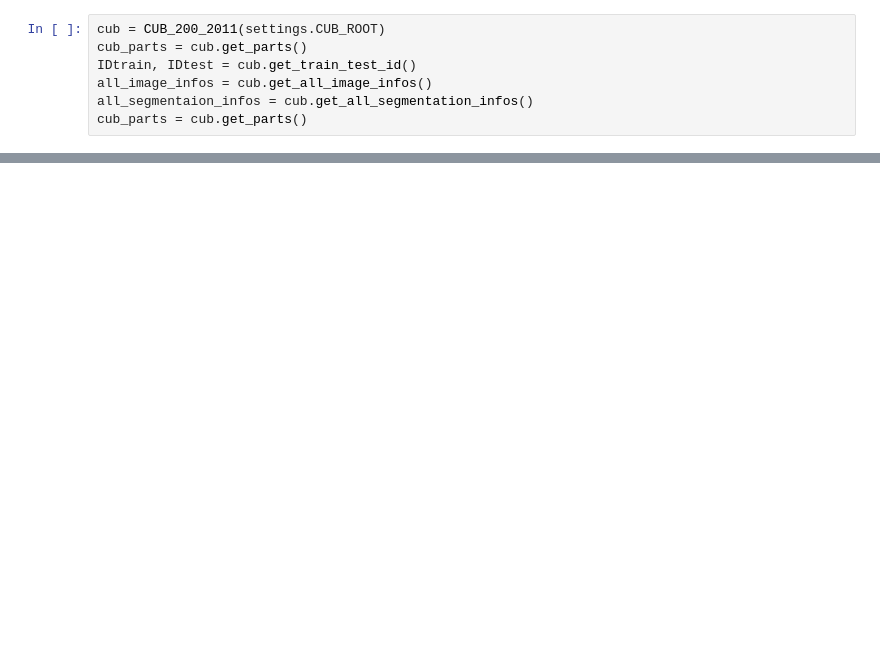
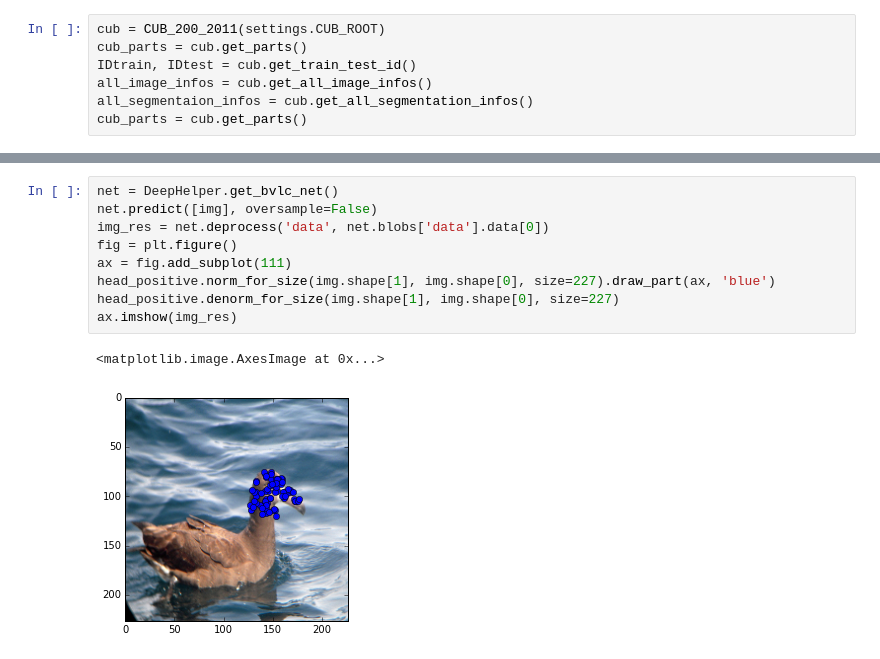
Before and after one commit to yassersouri/omgh, a Jupyter notebook: notebooks/RF.ipynb, the cells around one changed output, grey strips where cells are left out. Drawn from its saved outputs; the diff is of its cells as text; blank space fills up the shorter version.

```diff
--- a/notebooks/RF.ipynb
+++ b/notebooks/RF.ipynb
@@ -76,0 +79,12 @@ img_id:2780     part_name:throat                part_id:15 x:291        y:130
+# %%
+net = DeepHelper.get_bvlc_net()
+net.predict([img], oversample=False)
+img_res = net.deprocess('data', net.blobs['data'].data[0])
+fig = plt.figure()
+ax = fig.add_subplot(111)
+head_positive.norm_for_size(img.shape[1], img.shape[0], size=227).draw_part(ax, 'blue')
+head_positive.denorm_for_size(img.shape[1], img.shape[0], size=227)
+ax.imshow(img_res)
+# %% [output]
+<matplotlib.image.AxesImage at 0x...>
+[figure, added]
```
Also changed, not shown: parts of 5 cells of this notebook.
